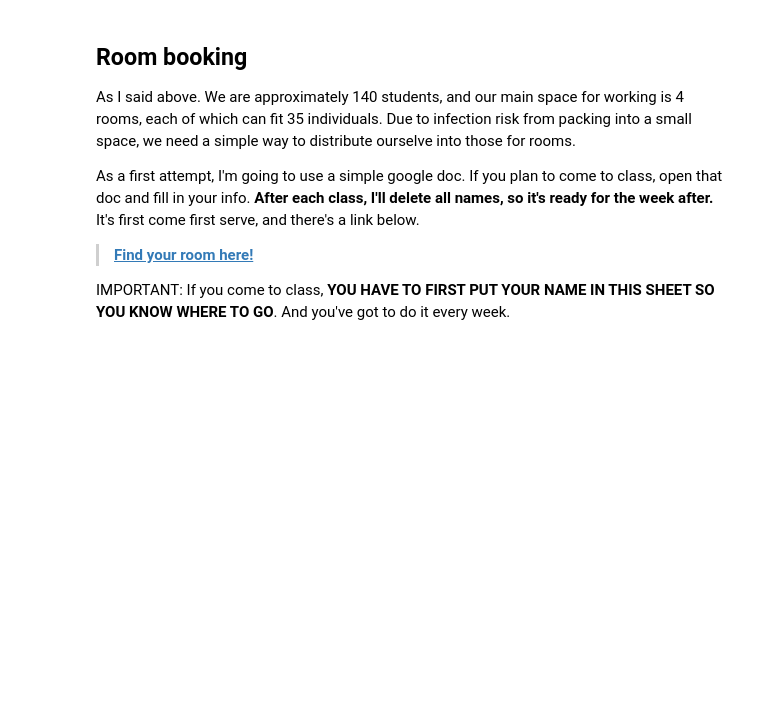
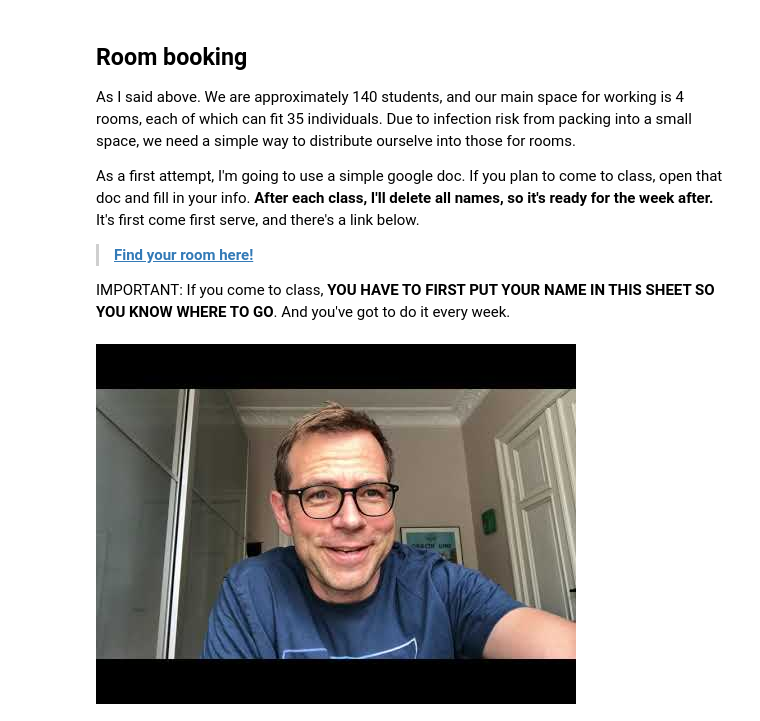
Before and after one commit to SocialComplexityLab/socialgraphs2020, a Jupyter notebook: lectures/COVID-update-1.ipynb, the cells around one changed output. Cells and saved outputs as stored; diff of their text form; code cells hidden in the pictures; blank space fills up the shorter version.

```diff
--- a/lectures/COVID-update-1.ipynb
+++ b/lectures/COVID-update-1.ipynb
@@ -98,4 +102,6 @@ It's first come first serve, and there's a link below.
 IMPORTANT: If you come to class, **YOU HAVE TO FIRST PUT YOUR NAME IN THIS SHEET SO YOU KNOW WHERE TO GO**. And you've got to do it every week.
 # %%
 # video summary
-YouTubeVideo("[placeholder]",width=600, height=337.5)
+YouTubeVideo("bOMevjl9ahY",width=600, height=337.5)
+# %% [output]
+[figure, added]
```
Also changed, not shown: parts of 3 cells of this notebook.
